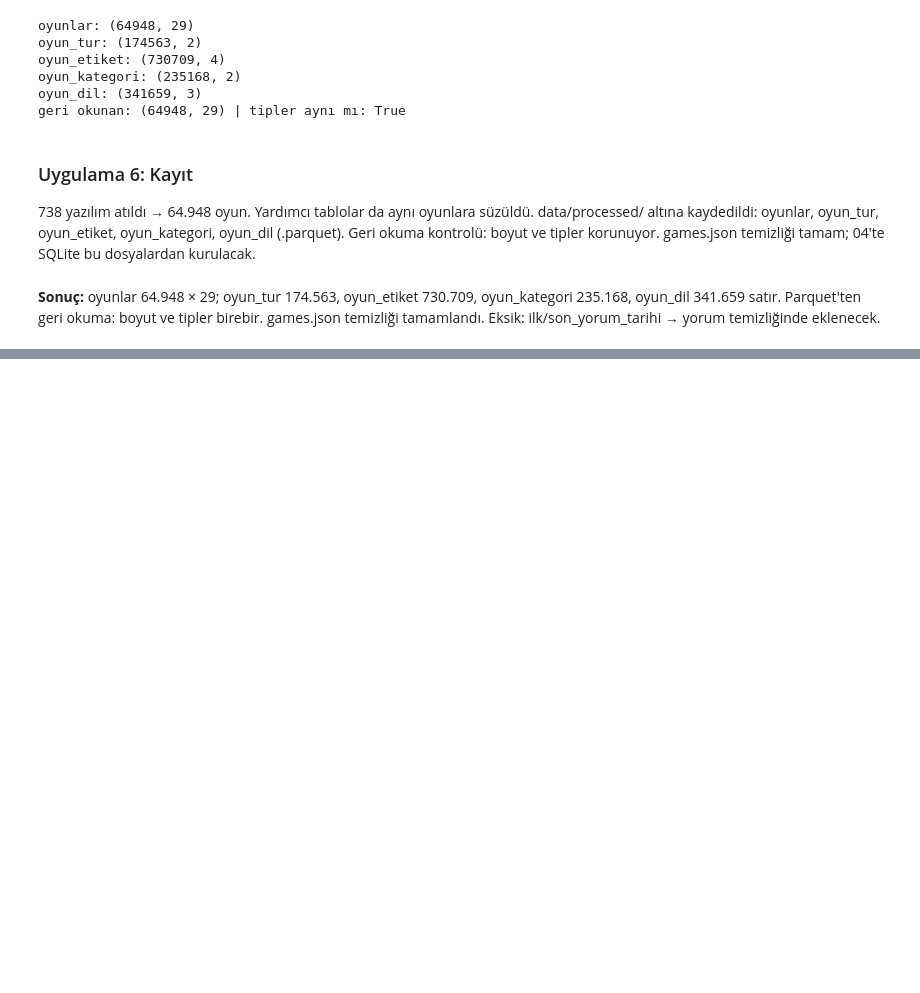
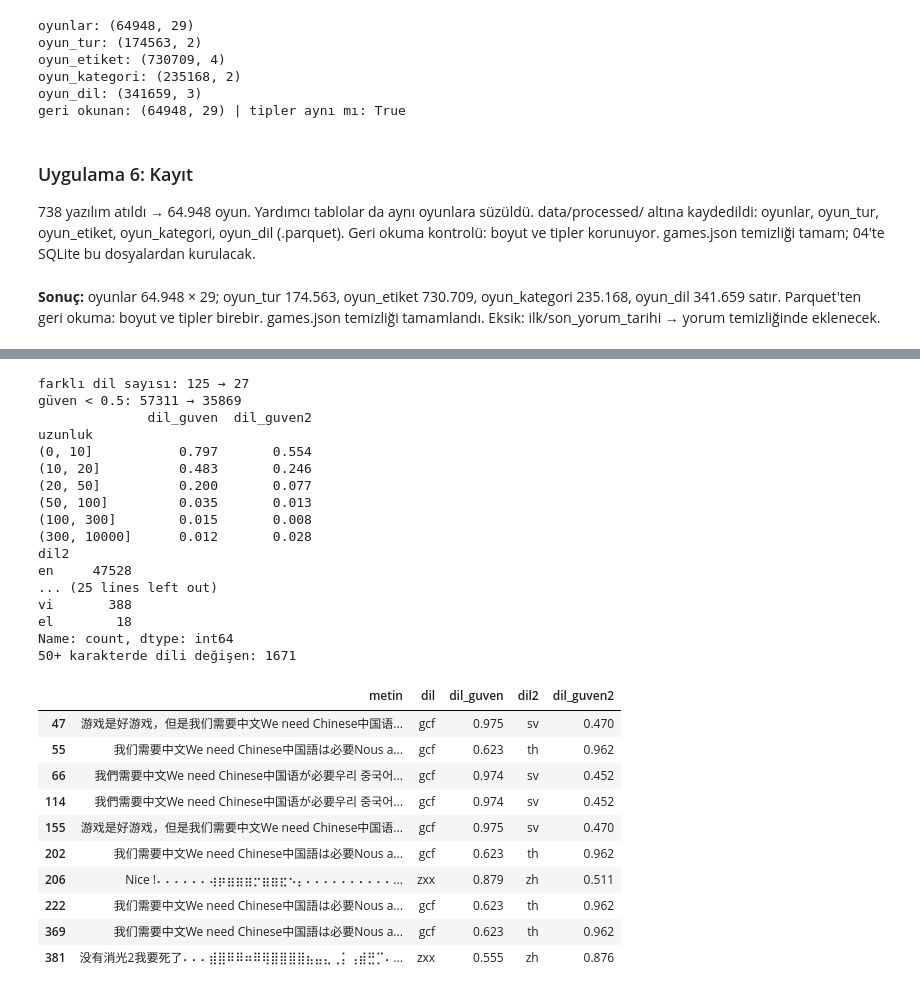
Before and after one commit to kaanaydin02/steam-oyun-asistani, a Jupyter notebook: notebooks/02_alt_kume_ve_temizlik.ipynb, the cells around one changed output, grey strips where cells are left out. Saved outputs shown, nothing was run; the diff lists cells and outputs as text; code cells hidden in the pictures; blank space fills up the shorter version.

```diff
--- a/notebooks/02_alt_kume_ve_temizlik.ipynb
+++ b/notebooks/02_alt_kume_ve_temizlik.ipynb
@@ -1695,0 +1793,12 @@ Eksik: ilk/son_yorum_tarihi → yorum temizliğinde eklenecek.
+# %%
+dl["uzunluk"] = dl["metin"].str.len()
+dusuk = dl["dil_guven"] < 0.5
+
+print("düşük güvenli uzunluk medyanı:", dl.loc[dusuk, "uzunluk"].median())
+print("yüksek güvenli uzunluk medyanı:", dl.loc[~dusuk, "uzunluk"].median())
+
+araliklar = pd.cut(dl["uzunluk"], [0, 10, 20, 50, 100, 300, 10000])
+print(dl.groupby(araliklar, observed=True)["dil_guven"]
+        .agg(yorum_sayisi="size", dusuk_oran=lambda g: round((g < 0.5).mean(), 3)))
+
+dl.loc[dl["dil"] == "sr", ["metin", "dil_guven", "uzunluk"]].sample(15, random_state=0)
@@ -1695,0 +1839,54 @@ Eksik: ilk/son_yorum_tarihi → yorum temizliğinde eklenecek.
+# %%
+STEAM_DILLERI = ["en", "fr", "de", "it", "es", "pt", "ru", "zh", "ja", "ko", "th", "pl", "tr",
+                 "uk", "cs", "hu", "nl", "da", "fi", "no", "sv", "ro", "bg", "el", "vi", "ar", "id"]
+
+dil_bulucu_steam = LanguageIdentifier.from_model_file(MODEL_FILE, norm_probs=True)
+dil_bulucu_steam.set_languages(STEAM_DILLERI)
+
+def dil_bul_steam(metin):
+    if not isinstance(metin, str) or not metin.strip():
+        return (None, 0.0)
+    return dil_bulucu_steam.classify(metin)
+
+sonuc2 = [dil_bul_steam(m) for m in dl["metin"]]
+dl["dil2"] = [s[0] for s in sonuc2]
+dl["dil_guven2"] = [round(float(s[1]), 3) for s in sonuc2]
+
+print("farklı dil sayısı:", dl["dil"].nunique(), "→", dl["dil2"].nunique())
+print("güven < 0.5:", (dl["dil_guven"] < 0.5).sum(), "→", (dl["dil_guven2"] < 0.5).sum())
+print(dl.groupby(araliklar, observed=True)[["dil_guven", "dil_guven2"]]
+        .agg(lambda g: round((g < 0.5).mean(), 3)))
+print(dl["dil2"].value_counts(dropna=False))
+
+uzun = dl["uzunluk"] >= 50
+print("50+ karakterde dili değişen:", (uzun & (dl["dil"] != dl["dil2"])).sum())
+dl.loc[uzun & (dl["dil"] != dl["dil2"]), ["metin", "dil", "dil_guven", "dil2", "dil_guven2"]].head(10)
+# %% [output]
+farklı dil sayısı: 125 → 27
+güven < 0.5: 57311 → 35869
+              dil_guven  dil_guven2
+uzunluk
+(0, 10]           0.797       0.554
+(10, 20]          0.483       0.246
+(20, 50]          0.200       0.077
+(50, 100]         0.035       0.013
+(100, 300]        0.015       0.008
+(300, 10000]      0.012       0.028
+dil2
+en     47528
+... (25 lines left out)
+vi       388
+el        18
+Name: count, dtype: int64
+50+ karakterde dili değişen: 1671
+|  | metin | dil | dil_guven | dil2 | dil_guven2 |
+| 47 | 游戏是好游戏，但是我们需要中文We need Chinese中国语... | gcf | 0.975 | sv | 0.470 |
+| 55 | 我们需要中文We need Chinese中国語は必要Nous a... | gcf | 0.623 | th | 0.962 |
+| 66 | 我們需要中文We need Chinese中国语が必要우리 중국어... | gcf | 0.974 | sv | 0.452 |
+| 114 | 我們需要中文We need Chinese中国语が必要우리 중국어... | gcf | 0.974 | sv | 0.452 |
+| 155 | 游戏是好游戏，但是我们需要中文We need Chinese中国语... | gcf | 0.975 | sv | 0.470 |
+| 202 | 我们需要中文We need Chinese中国語は必要Nous a... | gcf | 0.623 | th | 0.962 |
+| 206 | Nice !⠄⠄⠄⠄⠄⠄⢴⡶⣶⣶⣶⡒⣶⣶⣖⠢⡄⠄⠄⠄⠄⠄⠄⠄⠄⠄⠄... | zxx | 0.879 | zh | 0.511 |
+| 222 | 我们需要中文We need Chinese中国語は必要Nous a... | gcf | 0.623 | th | 0.962 |
+| 369 | 我们需要中文We need Chinese中国語は必要Nous a... | gcf | 0.623 | th | 0.962 |
+| 381 | 没有消光2我要死了⠄⠄⠄⣾⣿⠿⠿⠶⠿⢿⣿⣿⣿⣿⣦⣤⣄⢀⡅⢠⣾⣛⡉⠄... | zxx | 0.555 | zh | 0.876 |
```
Also changed, not shown: parts of 32 cells of this notebook.
